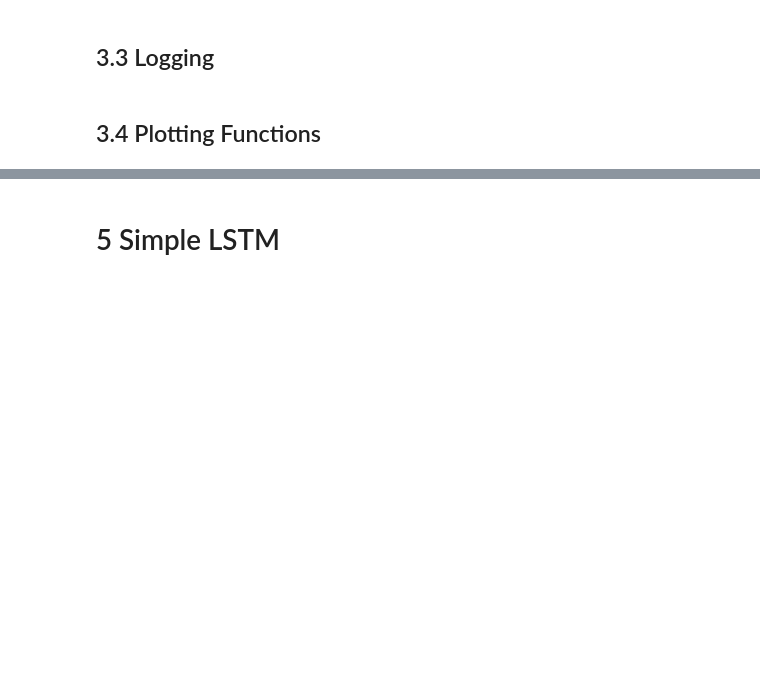
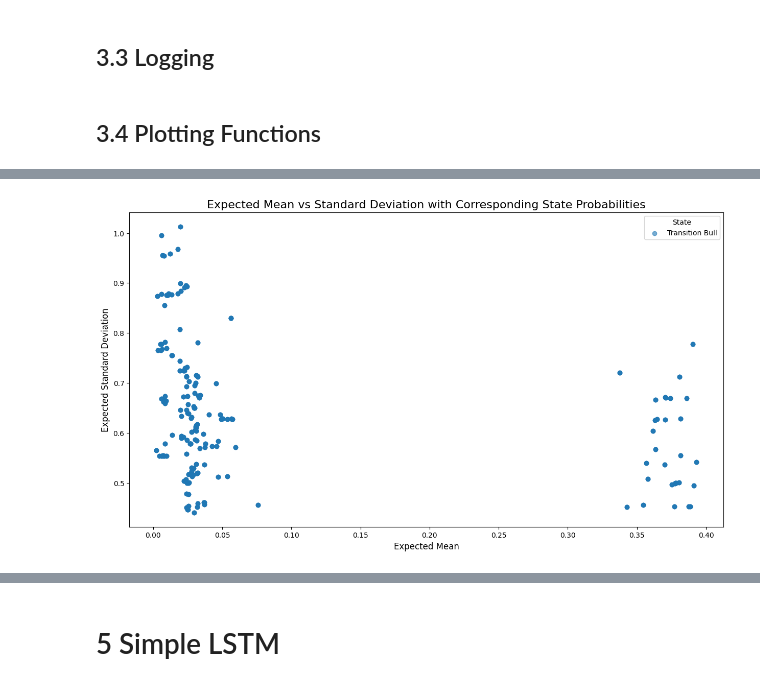
Before and after one commit to cheyennechesney/AdvancedMachineLearning, a Jupyter notebook: CV-minmax-EURUSD-HAR_ADV_CW_v18.ipynb, the cells around one changed output, grey strips where cells are left out. Saved outputs shown, nothing was run; the diff lists cells and outputs as text; code cells hidden in the pictures; blank space fills up the shorter version.

```diff
--- a/CV-minmax-EURUSD-HAR_ADV_CW_v18.ipynb
+++ b/CV-minmax-EURUSD-HAR_ADV_CW_v18.ipynb
@@ -521,0 +540,22 @@ holdout_metrics(y_holdout_har, har_y_holdout_pred, 'HAR Model')
+# %%
+# Flatten the DataFrame for plotting
+results_df = results_df.explode('State_Probs').reset_index(drop=True)
+results_df['State_Prob'] = results_df['State_Probs'].apply(lambda x: x)
+results_df['State_Label'] = results_df.apply(lambda row: state_labels[row['State_Probs'].argmax()], axis=1)
+
+# Plot the expected mean vs. standard deviation
+def plot_mean_vs_std(results_df):
+    plt.figure(figsize=(15, 8))
+
+    for label, df in results_df.groupby('State_Label'):
+        plt.scatter(df['Expected_Mean'], df['Expected_STD'], label=label, alpha=0.6)
+
+    plt.title('Expected Mean vs Standard Deviation with Corresponding State Probabilities', fontsize=16)
+    plt.xlabel('Expected Mean', fontsize=12)
+    plt.ylabel('Expected Standard Deviation', fontsize=12)
+    plt.legend(title='State')
+    plt.show()
+
+plot_mean_vs_std(results_df)
+# %% [output]
+[figure, added]
```
Also changed, not shown: parts of 38 cells of this notebook.
